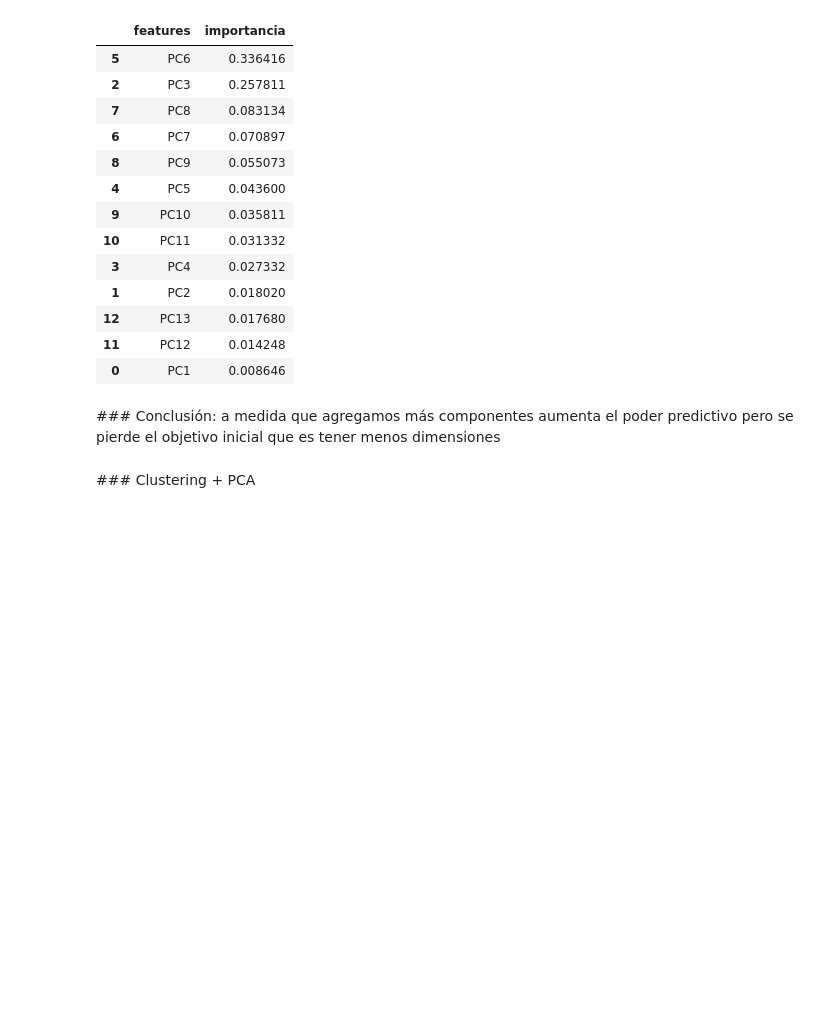
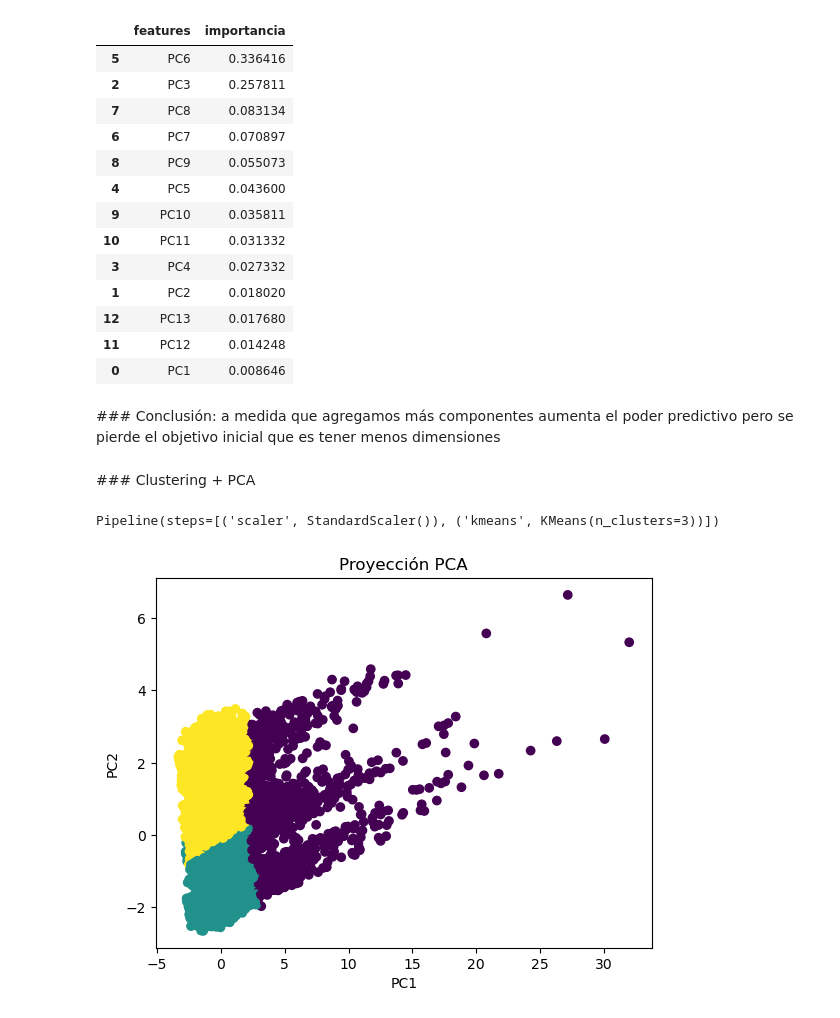
Before and after one commit to zayo1511/LabAprEst, a Jupyter notebook: Parcial4/pca_aplicacion_sin_resolver.ipynb, the cells around one changed output. Drawn from its saved outputs; the diff is of its cells as text; code cells hidden in the pictures; blank space fills up the shorter version.

```diff
--- a/Parcial4/pca_aplicacion_sin_resolver.ipynb
+++ b/Parcial4/pca_aplicacion_sin_resolver.ipynb
@@ -210,3 +210,21 @@ importancias
 ### Clustering + PCA
 # %%
 from sklearn.cluster import KMeans
+
+pipeline = Pipeline([
+     ('scaler', StandardScaler()),
+     ('kmeans', KMeans(n_clusters=3))
+])
+pipeline.fit(X)
+# %% [output]
+Pipeline(steps=[('scaler', StandardScaler()), ('kmeans', KMeans(n_clusters=3))])
+# %%
+x_componentes['cluster'] = pipeline.predict(X) + 1
+# %%
+plt.scatter(x_componentes['PC1'], x_componentes['PC2'], c=x_componentes['cluster'])
+plt.xlabel('PC1')
+plt.ylabel('PC2')
+plt.title('Proyección PCA')
+plt.show()
+# %% [output]
+[figure, added]
```
